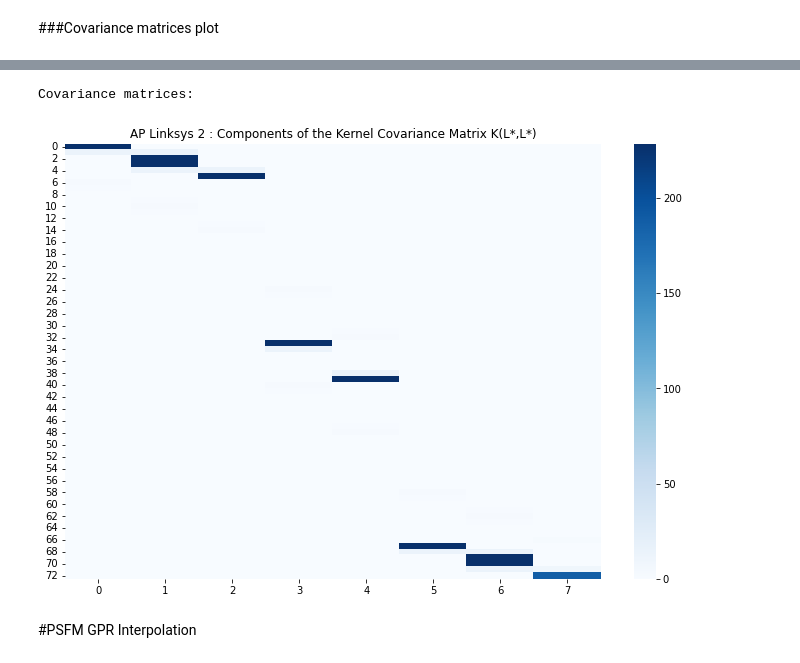
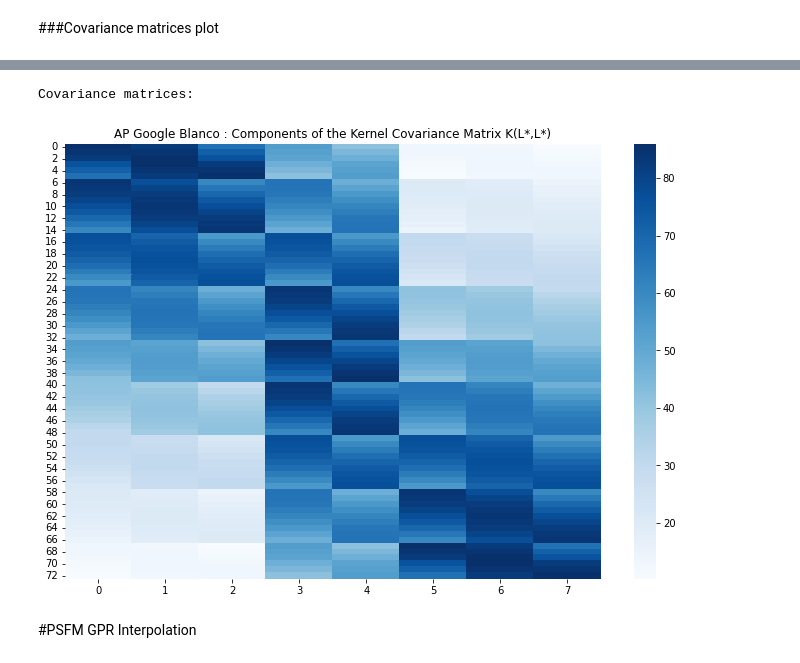
Before and after one commit to carlogattuso/Indoor_Positioning_RTT_GPR, a Jupyter notebook: ap_obs.ipynb, the cells around one changed output, grey strips where cells are left out. Saved outputs shown, nothing was run; the diff lists cells and outputs as text; code cells hidden in the pictures.

```diff
--- a/ap_obs.ipynb
+++ b/ap_obs.ipynb
@@ -803,23 +803,23 @@ Covariance matrices:
 # %%
 #@title ###K Star Matrix
-ap_selected = "Linksys 2"  #@param ['Google Blanco', 'Linksys 1', 'Google Azul', 'Linksys 2', 'Google Rojo', 'Linksys 3', 'Google Verde']
-sample = 3 #@param {type:"slider", min:0, max:100, step:1}
+ap_selected = "Google Blanco"  #@param ['Google Blanco', 'Linksys 1', 'Google Azul', 'Linksys 2', 'Google Rojo', 'Linksys 3', 'Google Verde']
+sample = 0 #@param {type:"slider", min:0, max:100, step:1}
 
 try:
   ap_indexes[ap_selected]
 except:
   ap_selected = ap_labels[0]
 
 """
-Kernel Covariance Matrix K(L*,L*)
+Kernel Covariance Matrix K(L*,L)
 """
 fig, ax = plt.subplots(figsize=(12, 8))
 sns.heatmap(data=k_star_array[sample][int(ap_indexes[ap_selected])].astype(np.float), cmap='Blues', ax=ax)
 ax.set(title='AP '+ap_selected+' : Components of the Kernel Covariance Matrix K(L*,L*)')
 print("\nCovariance matrices: \n\n")
 # %% [output]
 Covariance matrices:
-[figure, old version]
+[figure, new version]
 # %% [markdown]
 #PSFM GPR Interpolation
 # %% [markdown]
```
Also changed, not shown: parts of 2 cells of this notebook.
